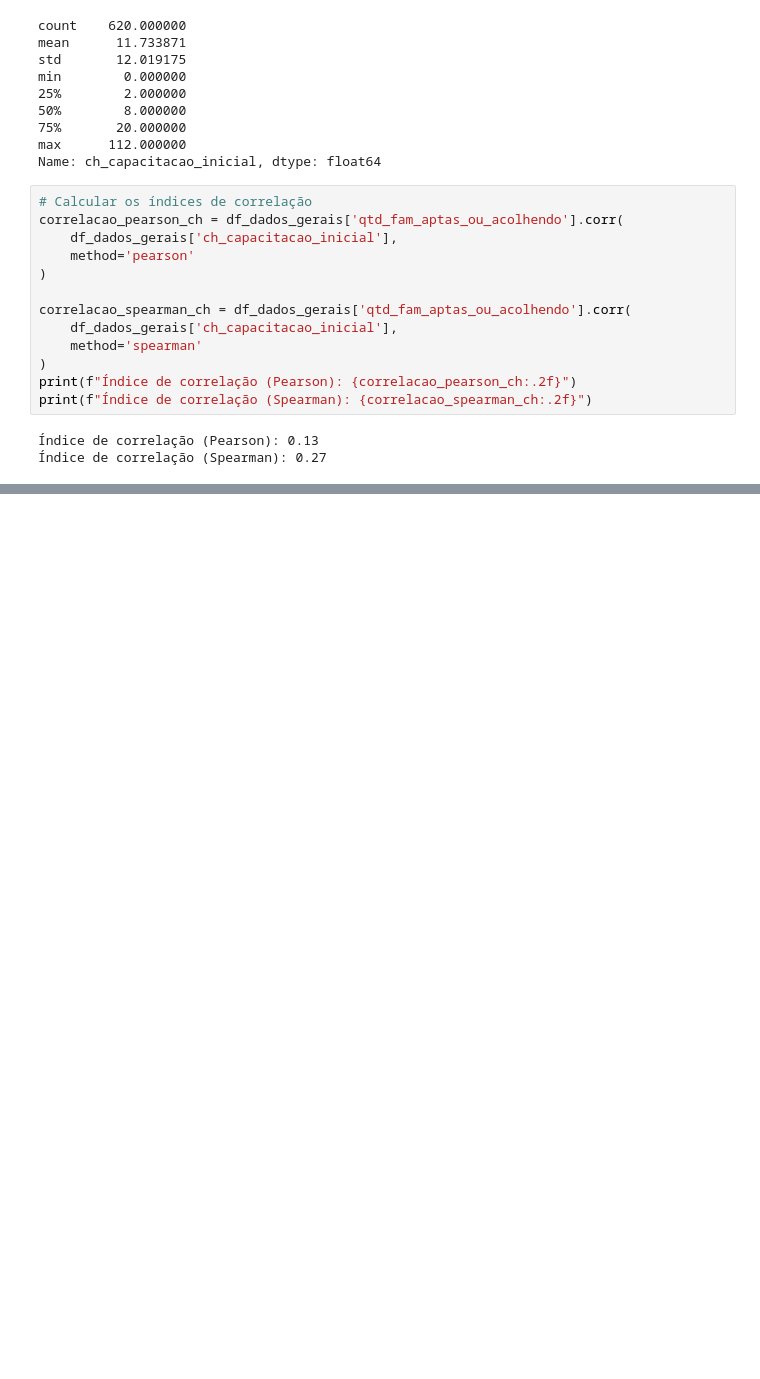
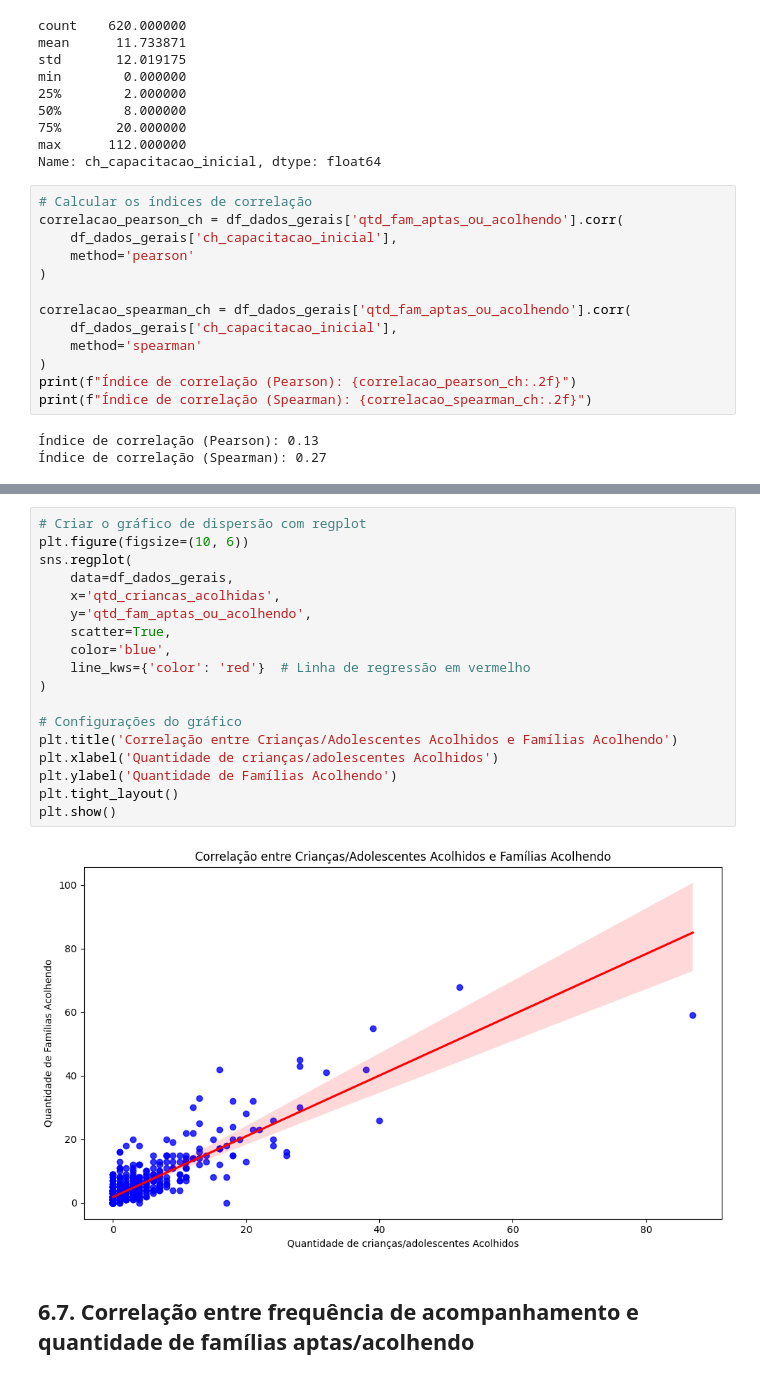
Before and after one commit to lab-dados-seges/familia-acolhedora, a Jupyter notebook: analises/6_correlacoes.ipynb, the cells around one changed output, grey strips where cells are left out. Saved outputs shown, nothing was run; the diff lists cells and outputs as text; blank space fills up the shorter version.

```diff
--- a/analises/6_correlacoes.ipynb
+++ b/analises/6_correlacoes.ipynb
@@ -536,0 +549,22 @@ print(f"Índice de correlação (Spearman): {correlacao_spearman_ch:.2f}")
+# %%
+# Criar o gráfico de dispersão com regplot
+plt.figure(figsize=(10, 6))
+sns.regplot(
+    data=df_dados_gerais,
+    x='qtd_criancas_acolhidas',
+    y='qtd_fam_aptas_ou_acolhendo',
+    scatter=True,
+    color='blue',
+    line_kws={'color': 'red'}  # Linha de regressão em vermelho
+)
+
+# Configurações do gráfico
+plt.title('Correlação entre Crianças/Adolescentes Acolhidos e Famílias Acolhendo')
+plt.xlabel('Quantidade de crianças/adolescentes Acolhidos')
+plt.ylabel('Quantidade de Famílias Acolhendo')
+plt.tight_layout()
+plt.show()
+# %% [output]
+[figure, added]
+# %% [markdown]
+## 6.7. Correlação entre frequência de acompanhamento e quantidade de famílias aptas/acolhendo
```
Also changed, not shown: parts of 17 cells of this notebook.
